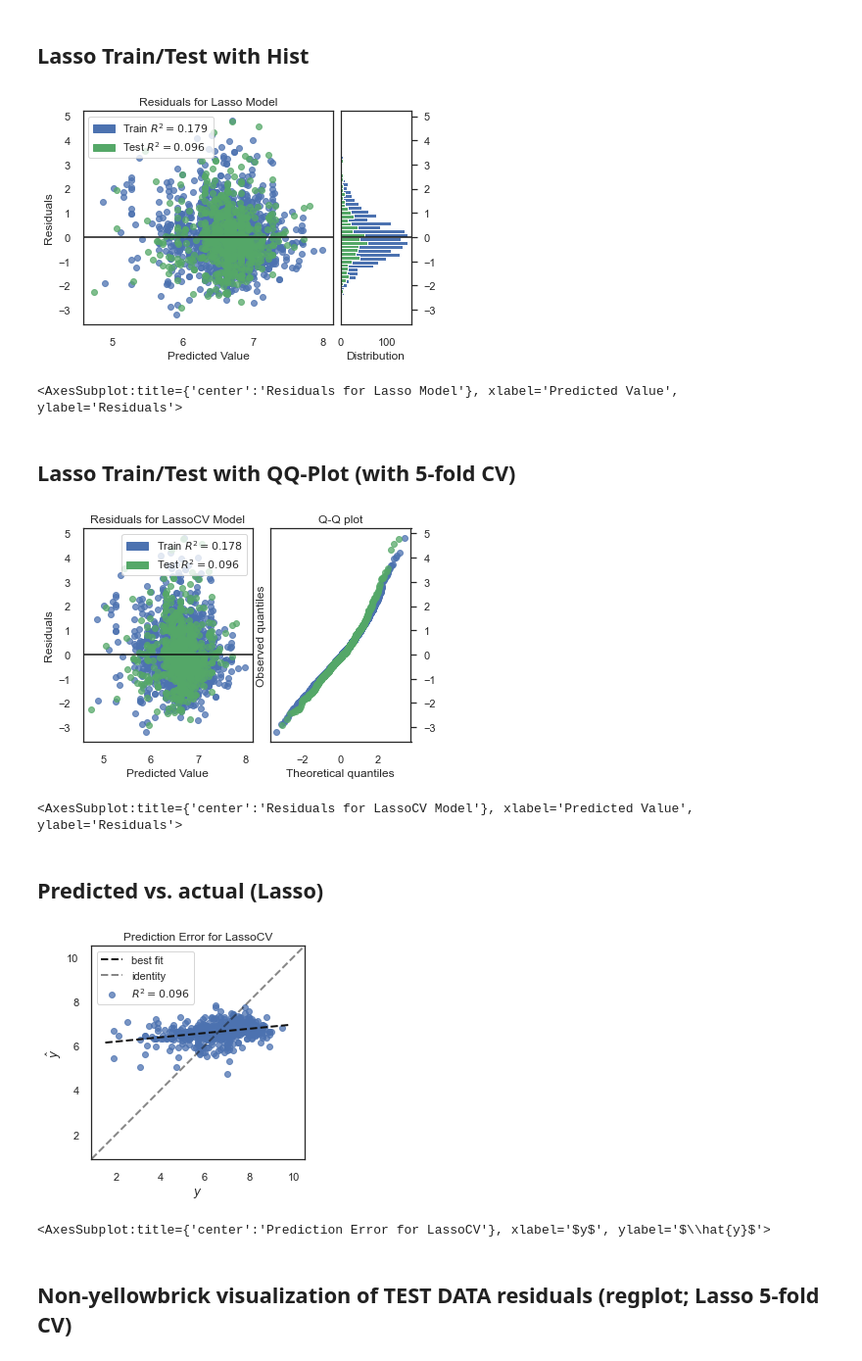
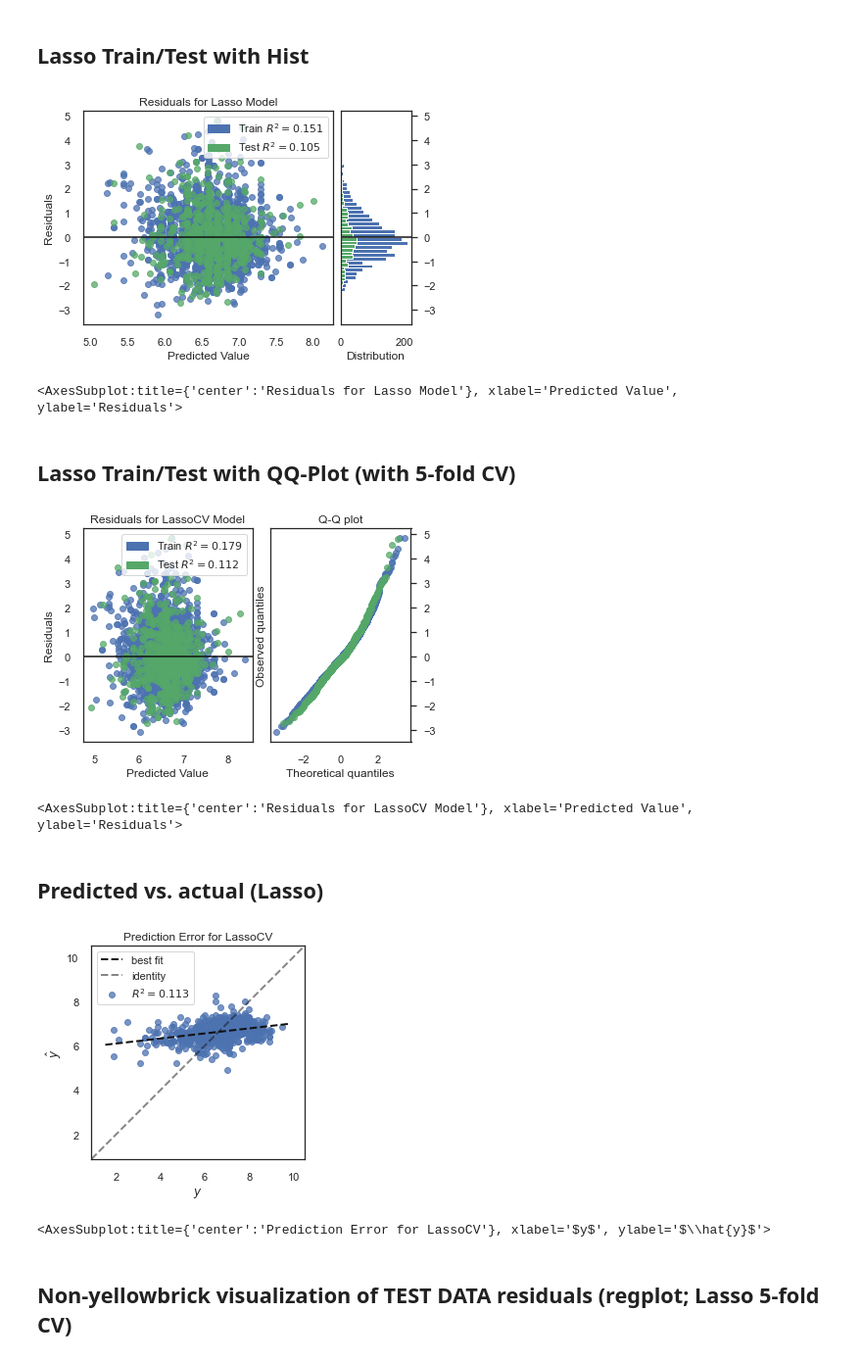
Before and after one commit to yi-ye-zhi-qiu/liamometer, a Jupyter notebook: analysis.ipynb, the cells around one changed output. Shown at 98% size. Drawn from its saved outputs; the diff is of its cells as text; code cells hidden in the pictures.

```diff
--- a/analysis.ipynb
+++ b/analysis.ipynb
@@ -310,9 +308,6 @@ Validation method: Train / Validation / Test
 X, y = df_new, df_new['imdbscore']
 
 #train test split
-X_, X_test, y_, y_test = train_test_split(X, y, test_size=.2, random_state=10)
+X_train, X_test, y_train, y_test = train_test_split(X, y, test_size=.2, random_state=10)
-# %%
-#split training into validation and train
-X_train, X_val, y_train, y_val = train_test_split(X_, y_, test_size=.25, random_state=3)
 # %% [markdown]
 Target: IMDB score; features: genres; question: do people like one genre over the other?
@@ -645,7 +661,7 @@ visualizer.fit(X_train3_scaled, y_train)  # Fit the training data to the visuali
 visualizer.score(X_test3_scaled, y_test)  #Score on our test data
 visualizer.show()                         # Finalize and render the figure
 # %% [output]
-[figure, old version]
+[figure, new version]
 <AxesSubplot:title={'center':'Residuals for Lasso Model'}, xlabel='Predicted Value', ylabel='Residuals'>
 # %% [markdown]
 ## Lasso Train/Test with QQ-Plot (with 5-fold CV)
@@ -656,18 +672,17 @@ visualizer.fit(X_train3_scaled, y_train)  # Fit the training data to the visuali
 visualizer.score(X_test3_scaled, y_test)  # Score on our test data
 visualizer.show()                         # Finalize and render the figure
 # %% [output]
-[figure, old version]
+[figure, new version]
 <AxesSubplot:title={'center':'Residuals for LassoCV Model'}, xlabel='Predicted Value', ylabel='Residuals'>
 # %% [markdown]
 ## Predicted vs. actual (Lasso)
 # %%
-visualizer = PredictionError(model_lasso)
-
+visualizer = PredictionError(model)
 visualizer.fit(X_train3_scaled, y_train)  # Fit the training data to the visualizer
 visualizer.score(X_test3_scaled, y_test)  # Evaluate the model on the test data
 visualizer.show()                 # Finalize and render the figure
 # %% [output]
-[figure, old version]
+[figure, new version]
 <AxesSubplot:title={'center':'Prediction Error for LassoCV'}, xlabel='$y$', ylabel='$\\hat{y}$'>
 # %% [markdown]
 ## Non-yellowbrick visualization of TEST DATA residuals (regplot; Lasso 5-fold CV)
```
Also changed, not shown: parts of 70 cells of this notebook.
